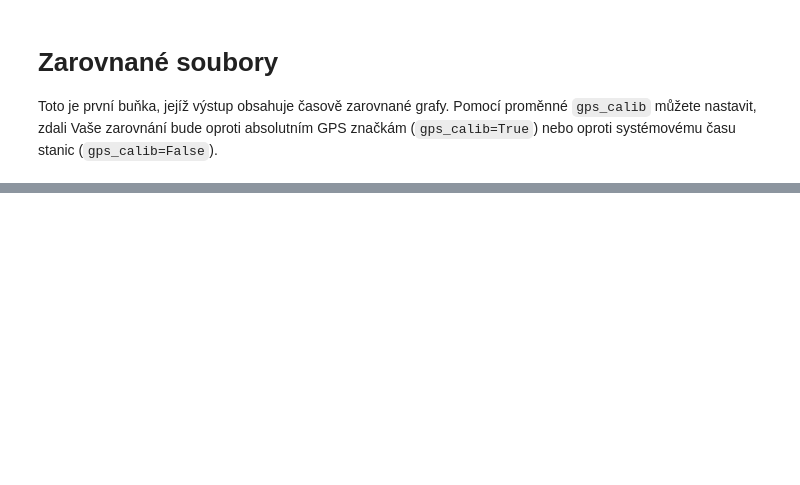
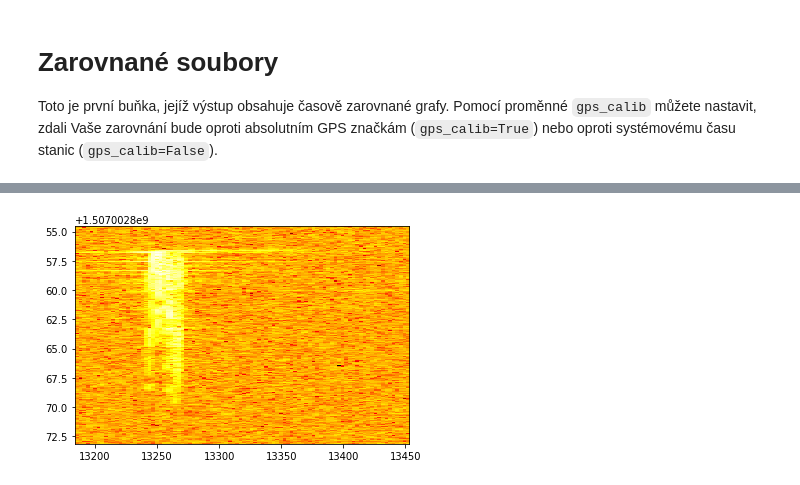
Before and after one commit to bolidozor/MeteorDataAnalyser, a Jupyter notebook: iPython/MLABvo/Get_multibolid_data.ipynb, the cells around one changed output, grey strips where cells are left out. Cells and saved outputs as stored; diff of their text form; code cells hidden in the pictures; blank space fills up the shorter version.

```diff
--- a/iPython/MLABvo/Get_multibolid_data.ipynb
+++ b/iPython/MLABvo/Get_multibolid_data.ipynb
@@ -317,0 +494,99 @@ for i, ax in enumerate(axis):
+# %%
+def smooth(y, box_pts):
+    box = np.ones(box_pts)/box_pts
+    y_smooth = np.convolve(y, box, mode='full')
+    return y_smooth
+
+
+%matplotlib inline
+#%matplotlib notebook
+print('len', len(selected))
+
+#print(time_offset)
+#fig.suptitle("Multibolid %s (%s)" %(datetime.datetime.utcfromtimestamp(minimal_time).date(), multibolid_id))
+#fig.subplots_adjust(hspace=0)
+#plt.set_cmap('hot')
+
+'''
+head_lines = {
+    #0:[(4,13350),(25,13250)]
+    0:[[2,27],[13350,13250]],
+    3:[[0,16],[13335,13250]],
+    4:[[4,24],[13360,13250]],
+    6:[[41,73],[13450,13250]]
+}
+'''
+
+f = open("meteor_%s_%s_raw.obs"%(multibolid_id, datetime.datetime.utcfromtimestamp(minimal_time).date()), 'w')
+f.write('#F %s\n' %datetime.datetime.utcfromtimestamp(minimal_time).date())
+for i, meteor in enumerate(selected):
+    f.write('\n')
+    %matplotlib inline
+    bolid = bolids.result[meteor]
+    print(i, meteor, bolid['url_file_raw'])
+
+    hdu = fits.open(bolid['url_file_raw'])[0]
+    flat_data = np.ravel(hdu.data)
+
+    bins = 4096*2
+    arr = waterfall(flat_data[0::2] + 1j * flat_data[1::2], 49000, bins = bins*2)[:,bins:]
+    min_crop = 4500
+    max_crop = 3600
+    file_length = samp2time(hdu.header['NAXIS2']*2)
+    step_time = file_length/(arr.shape[0])
+
+    step_freq = 24000/bins
+    min_freq = min_crop*step_freq
+    max_freq = 24000 - max_crop*step_freq
+
+    selection = arr[:,+min_crop:-max_crop]
+
+    plt.imshow(selection, aspect='auto', extent=[min_freq, max_freq,
+                                                 bolid['time_calib']['cor_file_end'].timestamp(),
+                                                 bolid['time_calib']['cor_file_beg'].timestamp()])
+
+    plt.show()
+
+    peak = np.empty([0,2])
+    for i, row in enumerate(selection):
+        max_i = np.argmax(row)
+        max_v = row[max_i]
+        peak = np.concatenate((peak, [[bolid['time_calib']['cor_file_beg'].timestamp()+i*step_time, -13250+(min_crop+max_i)*step_freq]]))
+        f.write("%i\t%f\t%f\n" %(meteor,
+                                 #bolid['time_calib']['cor_file_beg']+datetime.timedelta(seconds=i*step_time),
+                                 bolid['time_calib']['cor_file_beg'].timestamp()+i*step_time,
+                                 -13250+(min_crop+max_i)*step_freq
+                                )
+                )
+        #plt.plot(row)
+        #plt.show()
+        #plt.plot(row)
+    #plt.show()
+
+    #plt.plot(peak[:,0], peak[:,1])
+    plt.plot(peak[:,0],peak[:,1], 'x')
+
+    '''  Tato část slouží k hledani bodu headecha podle primek 'head_lines'
+    head = np.empty([0,2])
+    if meteor in head_lines:
+        plt.plot(head_lines[meteor][0],head_lines[meteor][1])
+        vector = (1, (head_lines[meteor][1][1]-head_lines[meteor][1][0])/(head_lines[meteor][0][1]-head_lines[meteor][0][0]))
+        print(vector)
+        for p in peak:
+            if head_lines[meteor][0][0] <= p[0] <= head_lines[meteor][0][1]:
+                #print(p)
+                pos = (p[0]+1)*vector[0]
+                d = (head_lines[meteor][1][0]+(pos+1)*vector[1]) - p[1]
+                #print(pos, d, p[1])
+                if abs(d) < 50:
+                    head = np.concatenate((head, [[p[0], p[1]]]))
+
+                #d = np.linalg.norm(np.cross(head_lines[meteor][0][1]-head_lines[meteor][0][0], head_lines[meteor][1][1]-head_lines[meteor][1][0]))/np.linalg.norm(p[1])
+                #print(d)
+        plt.plot(head[:,1], '*')
+    '''
+
+    plt.show()
+    #print(peak)
+f.close()
+# %% [output]
@@ -317,0 +595 @@ for i, ax in enumerate(axis):
+[figure, added]
```
Also changed, not shown: parts of 19 cells of this notebook, 16 other files.
